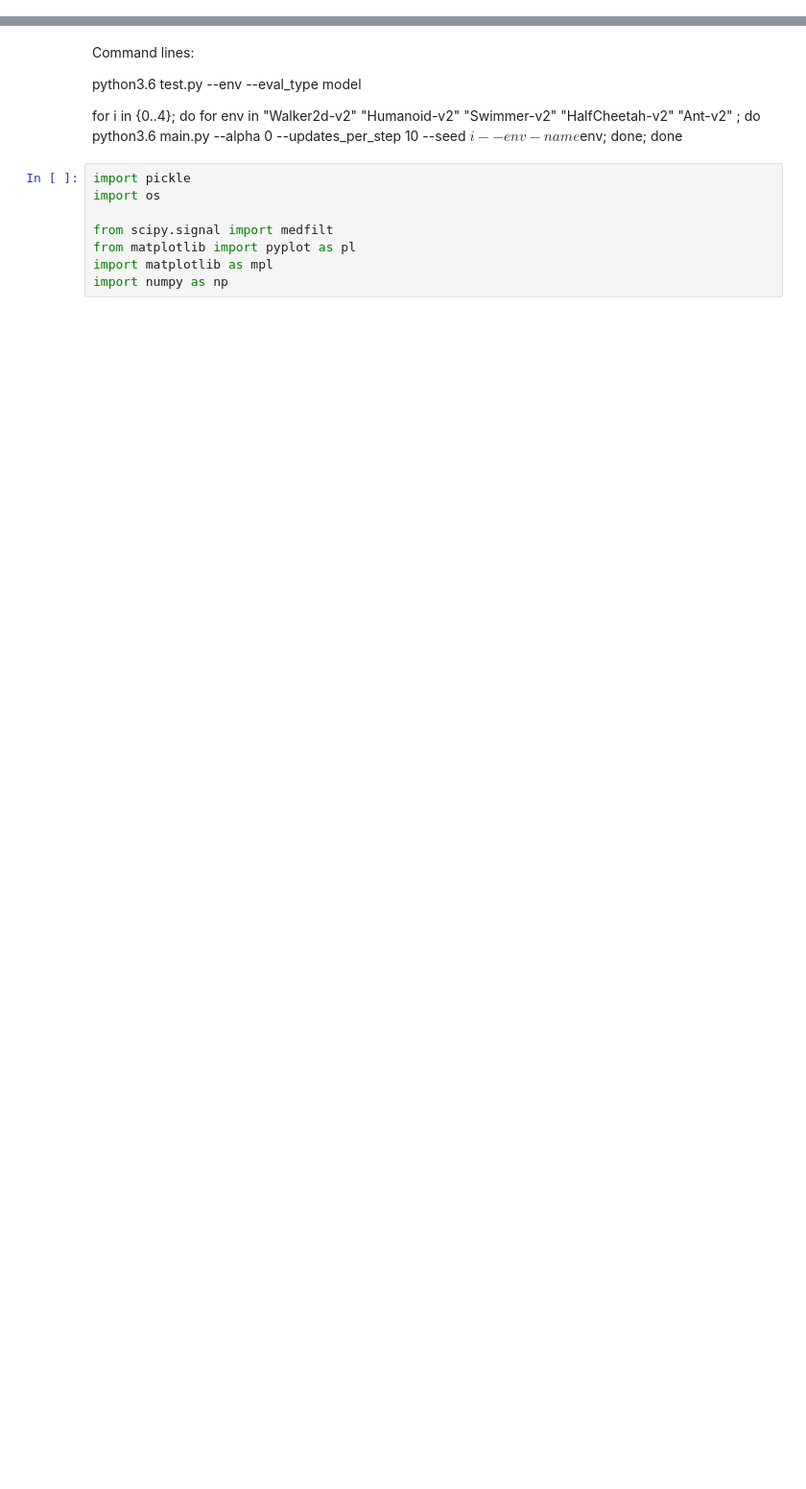
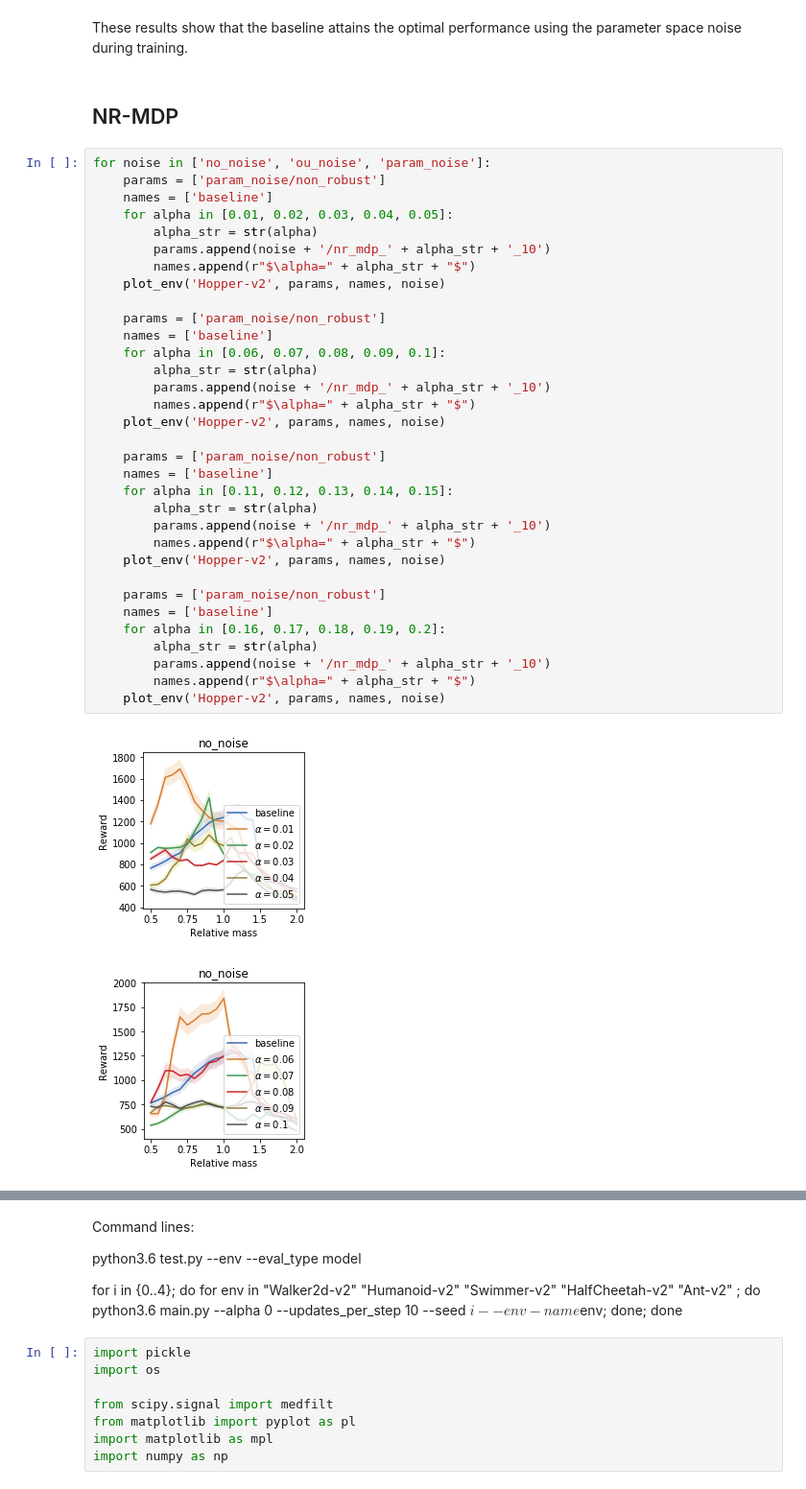
Before and after one commit to icml2019-anonymous-author/Action-Robust-Reinforcement-Learning, a Jupyter notebook: Comparison_Plots.ipynb, the cells around one changed output, grey strips where cells are left out. Shown at 96% size. Cells and saved outputs as stored; diff of their text form; blank space fills up the shorter version.

Commit message:
Rebuttal results

```diff
--- a/Comparison_Plots.ipynb
+++ b/Comparison_Plots.ipynb
@@ -0,0 +22,40 @@
+# %% [markdown]
+These results show that the baseline attains the optimal performance using the parameter space noise during training.
+# %% [markdown]
+## NR-MDP
+# %%
+for noise in ['no_noise', 'ou_noise', 'param_noise']:
+    params = ['param_noise/non_robust']
+    names = ['baseline']
+    for alpha in [0.01, 0.02, 0.03, 0.04, 0.05]:
+        alpha_str = str(alpha)
+        params.append(noise + '/nr_mdp_' + alpha_str + '_10')
+        names.append(r"$\alpha=" + alpha_str + "$")
+    plot_env('Hopper-v2', params, names, noise)
+
+    params = ['param_noise/non_robust']
+    names = ['baseline']
+    for alpha in [0.06, 0.07, 0.08, 0.09, 0.1]:
+        alpha_str = str(alpha)
+        params.append(noise + '/nr_mdp_' + alpha_str + '_10')
+        names.append(r"$\alpha=" + alpha_str + "$")
+    plot_env('Hopper-v2', params, names, noise)
+
+    params = ['param_noise/non_robust']
+    names = ['baseline']
+    for alpha in [0.11, 0.12, 0.13, 0.14, 0.15]:
+        alpha_str = str(alpha)
+        params.append(noise + '/nr_mdp_' + alpha_str + '_10')
+        names.append(r"$\alpha=" + alpha_str + "$")
+    plot_env('Hopper-v2', params, names, noise)
+
+    params = ['param_noise/non_robust']
+    names = ['baseline']
+    for alpha in [0.16, 0.17, 0.18, 0.19, 0.2]:
+        alpha_str = str(alpha)
+        params.append(noise + '/nr_mdp_' + alpha_str + '_10')
+        names.append(r"$\alpha=" + alpha_str + "$")
+    plot_env('Hopper-v2', params, names, noise)
+# %% [output]
+[figure, added]
+[figure, added]
```
Also changed, not shown: parts of 79 cells of this notebook, 6 other files.
